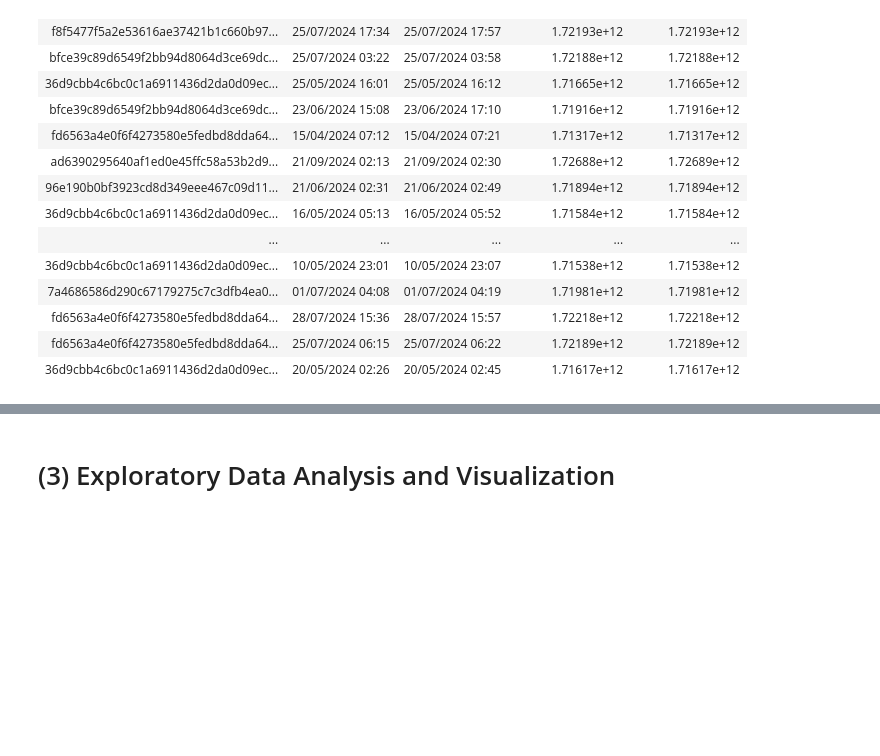
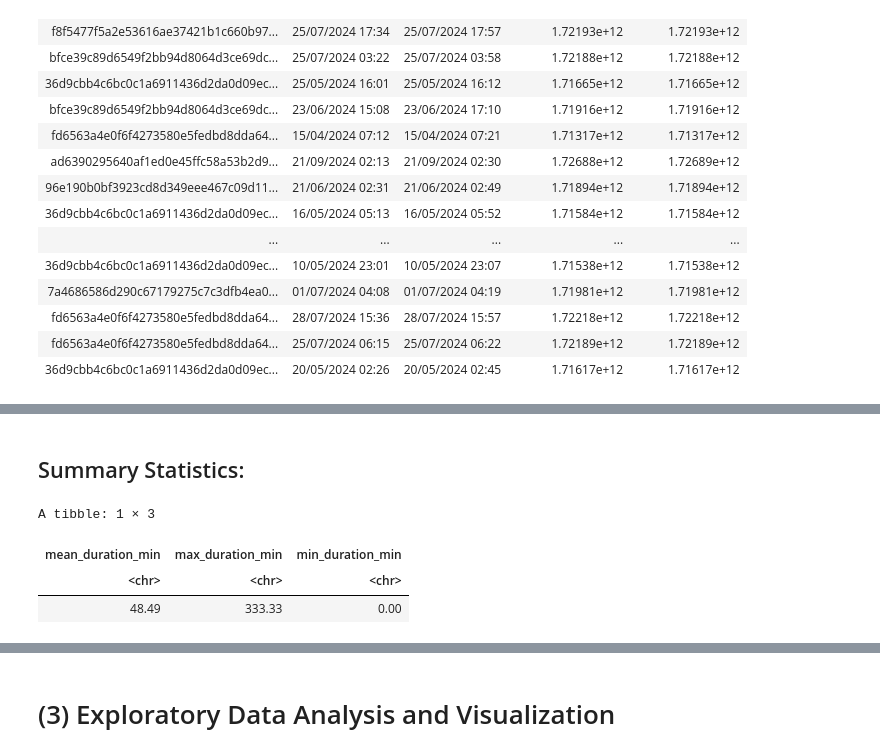
Before and after one commit to Florasuh/individual_project_planning_report, a Jupyter notebook: individual_planning_report.ipynb, the cells around one changed output, grey strips where cells are left out. Cells and saved outputs as stored; diff of their text form; code cells hidden in the pictures; blank space fills up the shorter version.

```diff
--- a/individual_planning_report.ipynb
+++ b/individual_planning_report.ipynb
@@ -133,0 +213,15 @@ A spec_tbl_df: 1535 × 5
+# %% [markdown]
+## Summary Statistics:
+# %%
+duration <- sessions |>
+mutate(session_duration_min = (original_end_time - original_start_time) / 60000)|>
+summarize(mean_duration_min = mean(session_duration_min, na.rm = TRUE),
+          max_duration_min  = max(session_duration_min, na.rm = TRUE),
+          min_duration_min = min(session_duration_min, na.rm = TRUE)) |>
+mutate(across(everything(), ~format(round(.x,2), nsmall = 2)))
+duration
+# %% [output]
+A tibble: 1 × 3
+| mean_duration_min | max_duration_min | min_duration_min |
+| <chr> | <chr> | <chr> |
+| 48.49 | 333.33 | 0.00 |
```
Also changed, not shown: parts of 28 cells of this notebook.
